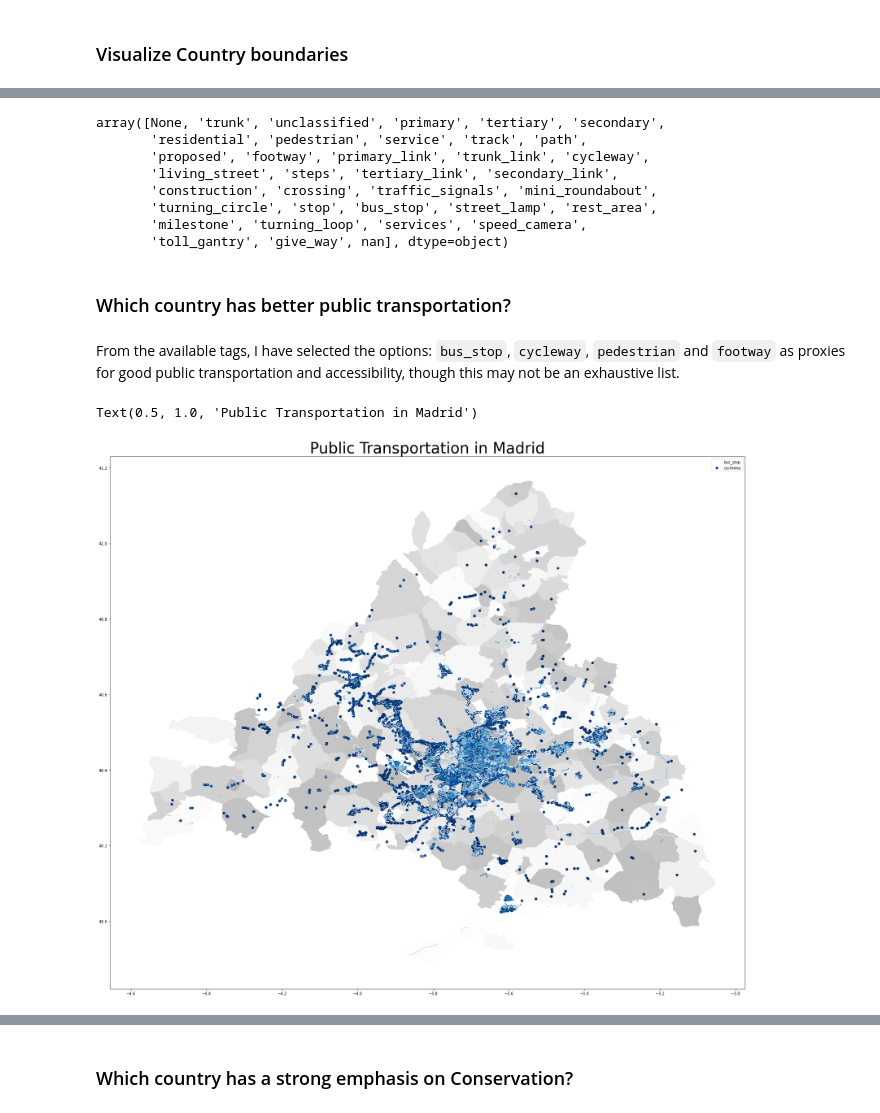
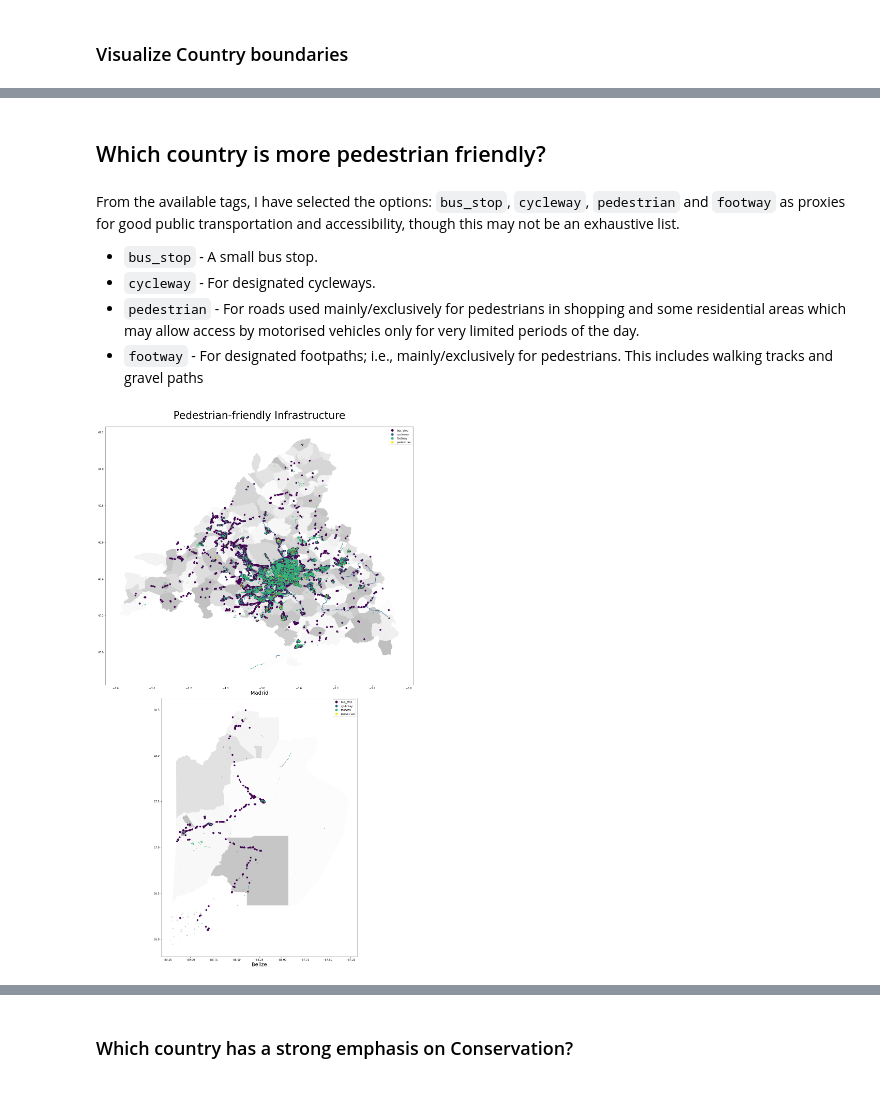
Before and after one commit to kyleanthonyr/Data-Visualization-Spain-Vs-Belize, a Jupyter notebook: Spain.ipynb, the cells around one changed output, grey strips where cells are left out. Cells and saved outputs as stored; diff of their text form; code cells hidden in the pictures.

```diff
--- a/Spain.ipynb
+++ b/Spain.ipynb
@@ -49,7 +52,7 @@ tables.fetchall()
 # %%
 # CONNECT TO BELIZE SQLITE3 DB
 
-DATA_BZ = "./belize.sqlite"
+DATA_BZ = "./belize1.sqlite"
 con_bz = sqlite3.connect(DATA_BZ)
 cursor_bz = con_bz.cursor()
 
@@ -216,12 +210,28 @@ Hello2
 # %%
-def plot_feature(df, col, features):
-    fig, ax = plt.subplots(1,1, figsize=(30,30))
+def plot_features(title, col, features, dfs=[gdf_md, gdf_bz], places=['Madrid', 'Belize']):
+    """
+    A function that overlays inputted features on the country map bounds.
 
-    # plot boundaries
-    boundaries = df[ df['boundary'] == 'administrative']
-    boundaries.plot(column='name', cmap="Greys", alpha=0.25, ax=ax)
+    dfs: list,
+    col: str,
+    features: list,
+    title: str,
+    return: subsetted dataframe
 
-    # overlay feature
-    condition = df[col].isin(features)
-    df[condition].plot(ax=ax, cmap='Blues')
-    plt.legend(features)
+    """
+    fig, axs = plt.subplots(2,1, figsize=(30,30))
+
+    for ax, df, place in zip(axs, dfs, places):
+        # plot boundaries
+        boundaries = df[ df['boundary'] == 'administrative']
+        boundaries.plot(column='name', cmap="Greys", alpha=0.25, ax=ax)
+        ax.set_xlabel(place.capitalize(), fontsize=20)
+
+        # overlay feature
+        condition = df[col].isin(features)
+        df[condition].plot(ax=ax, column=col, cmap='viridis', legend=True)
+
+
+        #ax.legend(features)
+        fig.suptitle(title, fontsize=40, y=1)
+        plt.tight_layout()
@@ -238,24 +238,17 @@ Index(['ogc_fid', 'WKT_GEOMETRY', 'osm_id', 'name', 'highway', 'waterway',
-# %%
-gdf_bz.highway.unique()
-# %% [output]
-array([None, 'trunk', 'unclassified', 'primary', 'tertiary', 'secondary',
-       'residential', 'pedestrian', 'service', 'track', 'path',
-       'proposed', 'footway', 'primary_link', 'trunk_link', 'cycleway',
-       'living_street', 'steps', 'tertiary_link', 'secondary_link',
-       'construction', 'crossing', 'traffic_signals', 'mini_roundabout',
-       'turning_circle', 'stop', 'bus_stop', 'street_lamp', 'rest_area',
-       'milestone', 'turning_loop', 'services', 'speed_camera',
-       'toll_gantry', 'give_way', nan], dtype=object)
 # %% [markdown]
-### Which country has better public transportation?
+## Which country is more pedestrian friendly?
 # %% [markdown]
 From the available tags, I have selected the options: `bus_stop`, `cycleway`, `pedestrian` and `footway` as proxies for good public transportation and accessibility, though this may not be an exhaustive list.
+
+- `bus_stop` - A small bus stop.
+- `cycleway` - For designated cycleways.
+- `pedestrian` - For roads used mainly/exclusively for pedestrians in shopping and some residential areas which may allow access by motorised vehicles only for very limited periods of the day.
+- `footway` - For designated footpaths; i.e., mainly/exclusively for pedestrians. This includes walking tracks and gravel paths
 # %%
-transportation = ['bus_stop', 'cycleway', 'pedestrian', 'footway']
+pedestrian = ['bus_stop','cycleway', 'footway', 'pedestrian']
 # %%
-# Plots the amount of bus stops in Madrid
-plot_feature(gdf_md, 'highway', transportation)
-plt.title("Public Transportation in Madrid", fontsize=40)
+# Plot the public transportation infrastructure for both countries
+ped_friendly = plot_features(title="Pedestrian-friendly Infrastructure", col='highway', features=pedestrian)
+ped_friendly
 # %% [output]
-Text(0.5, 1.0, 'Public Transportation in Madrid')
-[figure, old version]
+[figure, new version]
```
Also changed, not shown: parts of 24 cells of this notebook.
